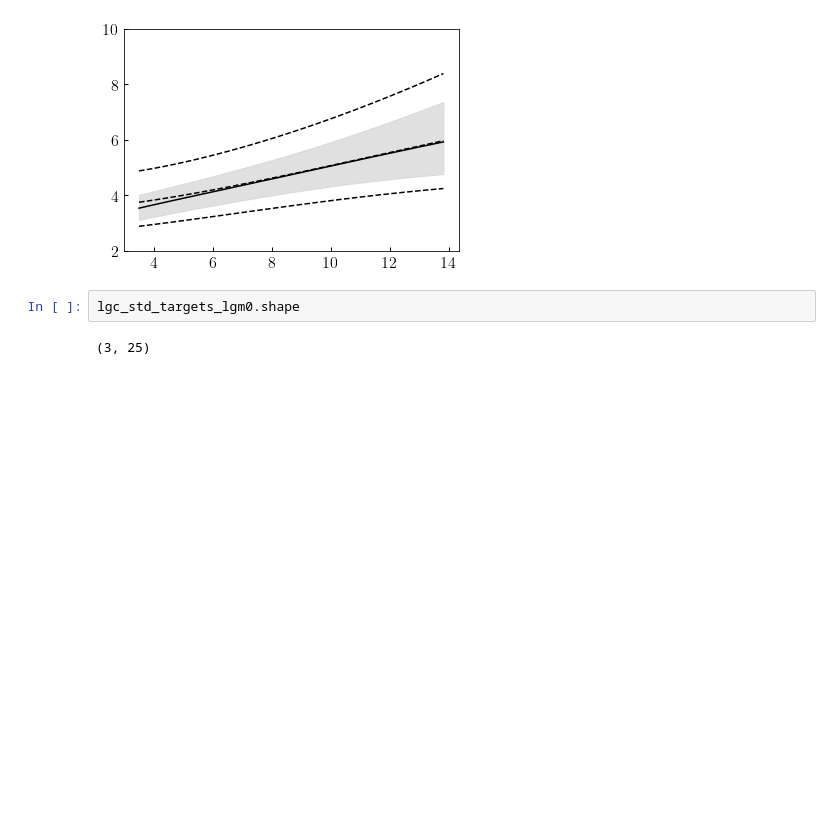
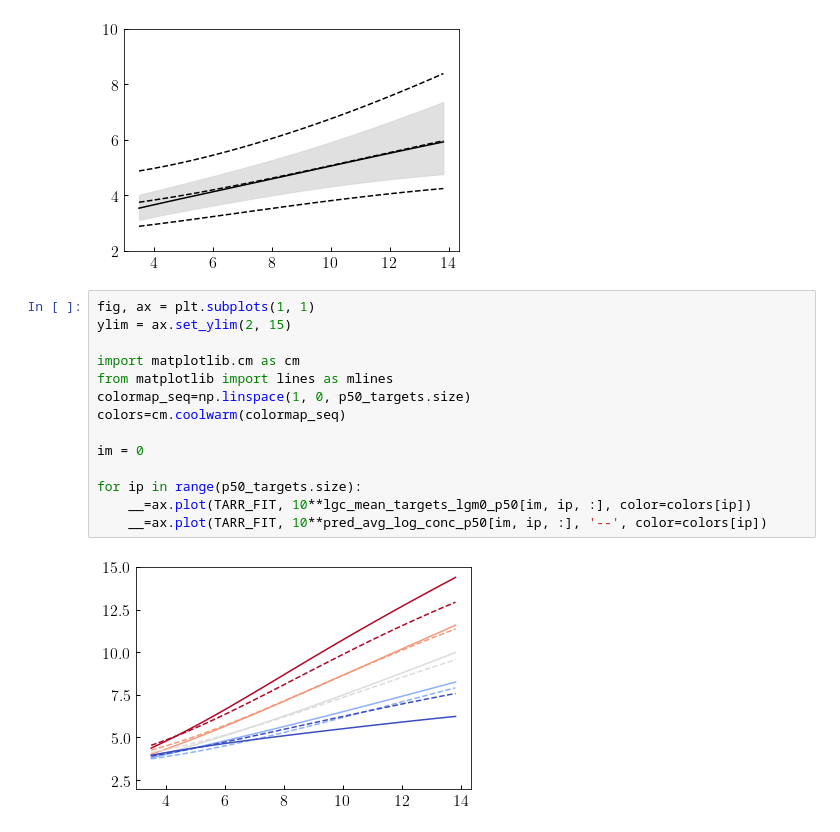
Before and after one commit to BaryonPasters/diffprof, a Jupyter notebook: notebooks/plot_upshot_diffprofpop_figure.ipynb, the cells around one changed output. Cells and saved outputs as stored; diff of their text form; blank space fills up the shorter version.

Commit message:
Finished remaking upshot plot sketch. Need to recalibrate

```diff
--- a/notebooks/plot_upshot_diffprofpop_figure.ipynb
+++ b/notebooks/plot_upshot_diffprofpop_figure.ipynb
@@ -76,7 +76,19 @@ __=ax.plot(TARR_FIT, 10**lgylo, '--', color='k')
 __=ax.plot(TARR_FIT, 10**lgyhi, '--', color='k')
 # %% [output]
 [figure]
-# %%
-lgc_std_targets_lgm0.shape
-# %% [output]
-(3, 25)
+# %%
+fig, ax = plt.subplots(1, 1)
+ylim = ax.set_ylim(2, 15)
+
+import matplotlib.cm as cm
+from matplotlib import lines as mlines
+colormap_seq=np.linspace(1, 0, p50_targets.size)
+colors=cm.coolwarm(colormap_seq)
+
+im = 0
+
+for ip in range(p50_targets.size):
+    __=ax.plot(TARR_FIT, 10**lgc_mean_targets_lgm0_p50[im, ip, :], color=colors[ip])
+    __=ax.plot(TARR_FIT, 10**pred_avg_log_conc_p50[im, ip, :], '--', color=colors[ip])
+# %% [output]
+[figure, added]
```
